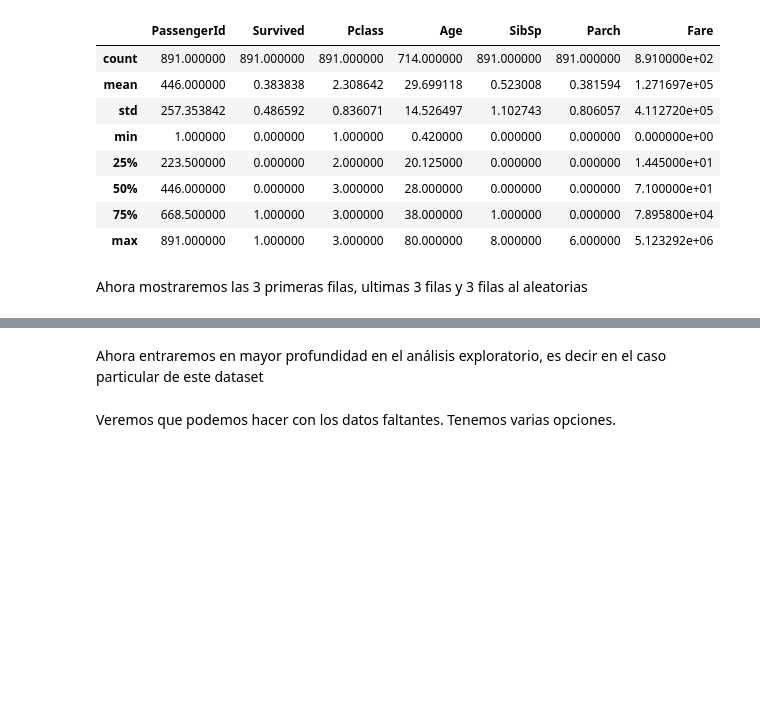
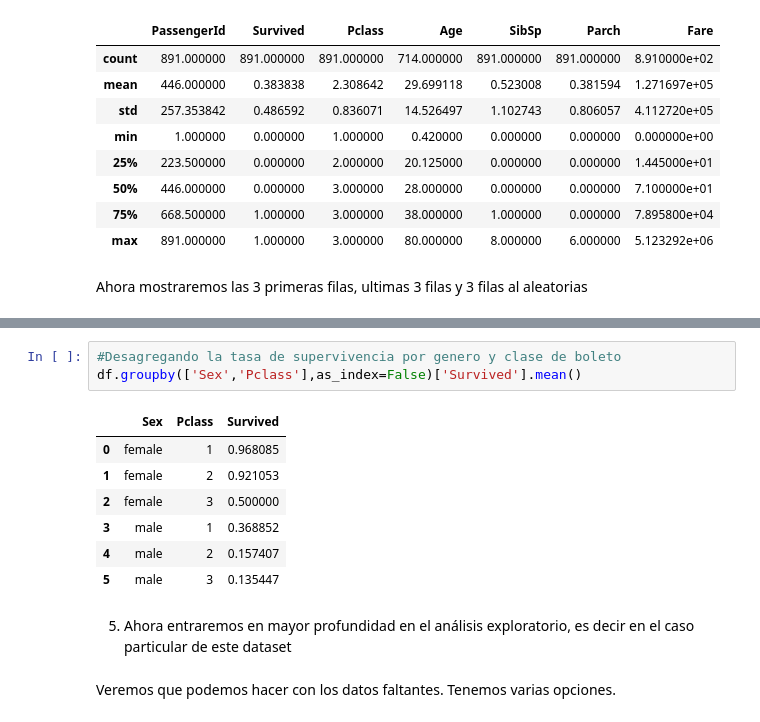
Before and after one commit to mariosanchez5/An-lisis-Exploratorios---Varios, a Jupyter notebook: Dataset_Titanic.ipynb, the cells around one changed output, grey strips where cells are left out. Drawn from its saved outputs; the diff is of its cells as text; blank space fills up the shorter version.

Commit message:
Finalizando análisis exploratorio

```diff
--- a/Dataset_Titanic.ipynb
+++ b/Dataset_Titanic.ipynb
@@ -132,5 +160,16 @@ df.sample(3)
+# %%
+#Desagregando la tasa de supervivencia por genero y clase de boleto
+df.groupby(['Sex','Pclass'],as_index=False)['Survived'].mean()
+# %% [output]
+|  | Sex | Pclass | Survived |
+| 0 | female | 1 | 0.968085 |
+| 1 | female | 2 | 0.921053 |
+| 2 | female | 3 | 0.500000 |
+| 3 | male | 1 | 0.368852 |
+| 4 | male | 2 | 0.157407 |
+| 5 | male | 3 | 0.135447 |
 # %% [markdown]
-Ahora entraremos en mayor profundidad en el análisis exploratorio, es decir en el caso particular de este dataset
+5. Ahora entraremos en mayor profundidad en el análisis exploratorio, es decir en el caso particular de este dataset
 # %% [markdown]
 Veremos que podemos hacer con los datos faltantes. Tenemos varias opciones.
 # %% [markdown]
```
Also changed, not shown: parts of 32 cells of this notebook.
